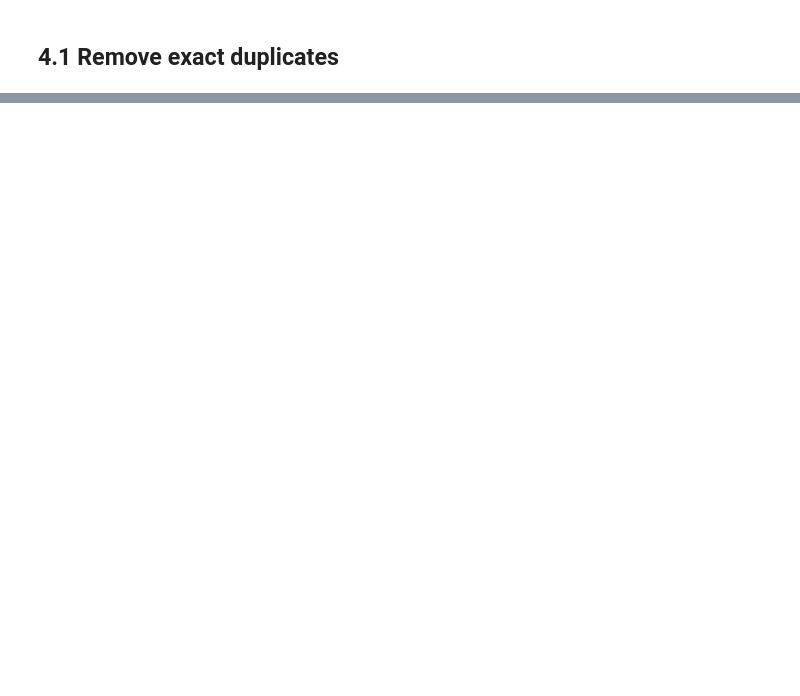
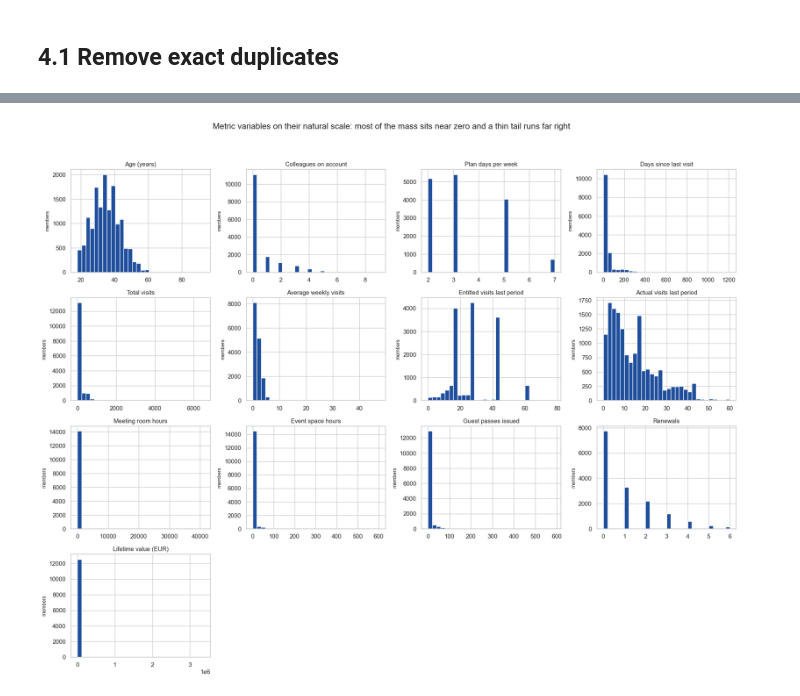
Before and after one commit to MohamedTrikiSoftwareEngineer/DM_Group_10, a Jupyter notebook: notebooks/Group10_EDA_Code.ipynb, the cells around one changed output, grey strips where cells are left out. Drawn from its saved outputs; the diff is of its cells as text; code cells hidden in the pictures; blank space fills up the shorter version.

```diff
--- a/notebooks/Group10_EDA_Code.ipynb
+++ b/notebooks/Group10_EDA_Code.ipynb
@@ -2931,0 +815,7 @@ results: 224 keys -> ..\data\processed\results.json
+# %%
+# Drop exact duplicate rows (keep first) and report whether the identifier is then unique.
+analysis_data = raw.drop_duplicates(keep="first").copy()
+n_duplicates_removed = int(len(raw) - len(analysis_data))
+print(f"rows before: {len(raw):,} | after: {len(analysis_data):,} | removed: {n_duplicates_removed}")
+check(analysis_data["member_id"].is_unique, "member_id is not unique after the duplicate removal - the pairs differ in some field")
+print("member_id unique now:", bool(analysis_data["member_id"].is_unique))
@@ -2931,0 +1845,17 @@ results: 224 keys -> ..\data\processed\results.json
+# %%
+# Histogram grid of the metric variables on their natural scale.
+columns_per_row = 4
+n_rows = int(ceil(len(metric_features) / columns_per_row))
+fig, axes = plt.subplots(n_rows, columns_per_row, figsize=(18, 3.6 * n_rows))
+for ax, feature in zip(axes.flatten(), metric_features):
+    ax.hist(analysis_data[feature].dropna(), bins=30, color=BLUE)
+    ax.set_title(FEATURE_LABELS[feature], fontsize=11)
+    ax.set_ylabel("members", fontsize=9)
+for ax in axes.flatten()[len(metric_features):]:
+    ax.set_visible(False)
+fig.suptitle("Metric variables on their natural scale: most of the mass sits near zero and a thin tail runs far right",
+             fontsize=15)
+fig.tight_layout(rect=(0, 0, 1, 0.95))
+plt.show()
+# %% [output]
+[figure, added]
```
Also changed, not shown: parts of 383 cells of this notebook, 1 other file.
